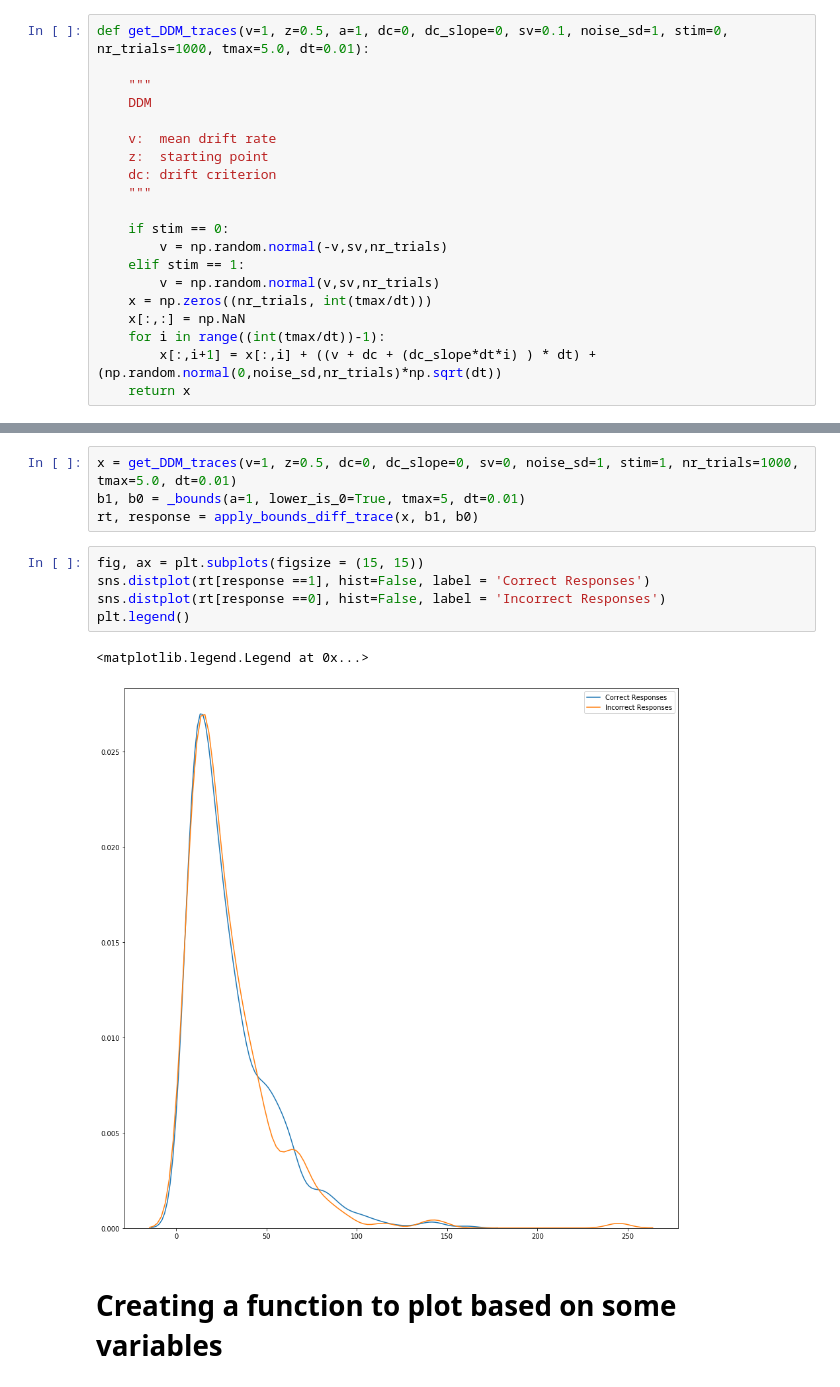
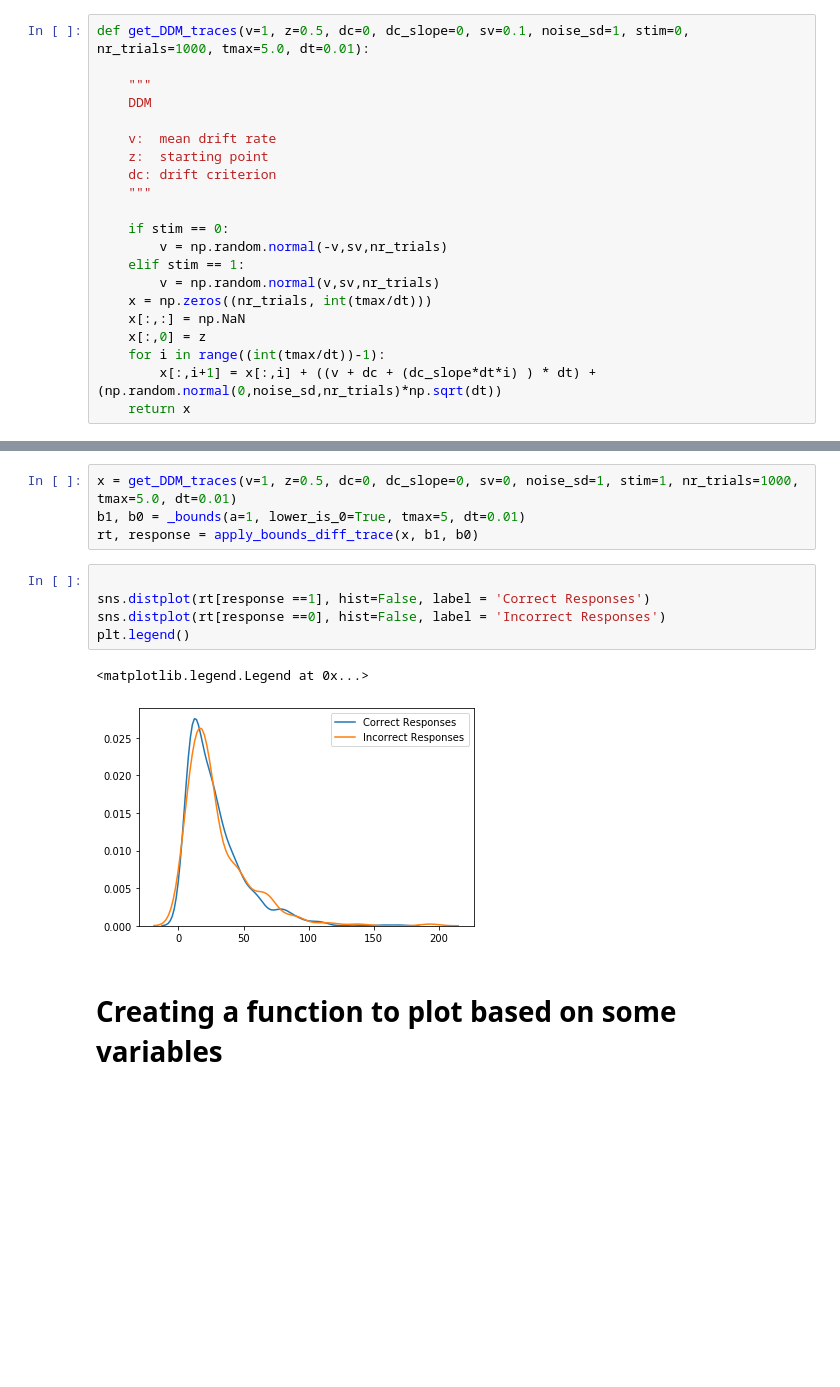
Before and after one commit to sarimaleem/behaviour-project, a Jupyter notebook: Simulating Drift Diffusion Model .ipynb, the cells around one changed output, grey strips where cells are left out. Cells and saved outputs as stored; diff of their text form; blank space fills up the shorter version.

```diff
--- a/Simulating Drift Diffusion Model .ipynb
+++ b/Simulating Drift Diffusion Model .ipynb
@@ -7,5 +10,5 @@ import seaborn as sns
 # %%
-def get_DDM_traces(v=1, z=0.5, a=1, dc=0, dc_slope=0, sv=0.1, noise_sd=1, stim=0, nr_trials=1000, tmax=5.0, dt=0.01):
+def get_DDM_traces(v=1, z=0.5, dc=0, dc_slope=0, sv=0.1, noise_sd=1, stim=0, nr_trials=1000, tmax=5.0, dt=0.01):
 
     """
     DDM
@@ -21,6 +24,7 @@ def get_DDM_traces(v=1, z=0.5, a=1, dc=0, dc_slope=0, sv=0.1, noise_sd=1, stim=0
         v = np.random.normal(v,sv,nr_trials)
     x = np.zeros((nr_trials, int(tmax/dt)))
     x[:,:] = np.NaN
+    x[:,0] = z
     for i in range((int(tmax/dt))-1):
         x[:,i+1] = x[:,i] + ((v + dc + (dc_slope*dt*i) ) * dt) + (np.random.normal(0,noise_sd,nr_trials)*np.sqrt(dt))
     return x
@@ -58,13 +60,13 @@ x = get_DDM_traces(v=1, z=0.5, dc=0, dc_slope=0, sv=0, noise_sd=1, stim=1, nr_tr
 b1, b0 = _bounds(a=1, lower_is_0=True, tmax=5, dt=0.01)
 rt, response = apply_bounds_diff_trace(x, b1, b0)
 # %%
-fig, ax = plt.subplots(figsize = (15, 15))
+
 sns.distplot(rt[response ==1], hist=False, label = 'Correct Responses')
 sns.distplot(rt[response ==0], hist=False, label = 'Incorrect Responses')
 plt.legend()
 # %% [output]
 <matplotlib.legend.Legend at 0x...>
-[figure, old version]
+[figure, new version]
 # %% [markdown]
 # Creating a function to plot based on some variables
 # %%
```
Also changed, not shown: parts of 3 cells of this notebook, 2 other files.
